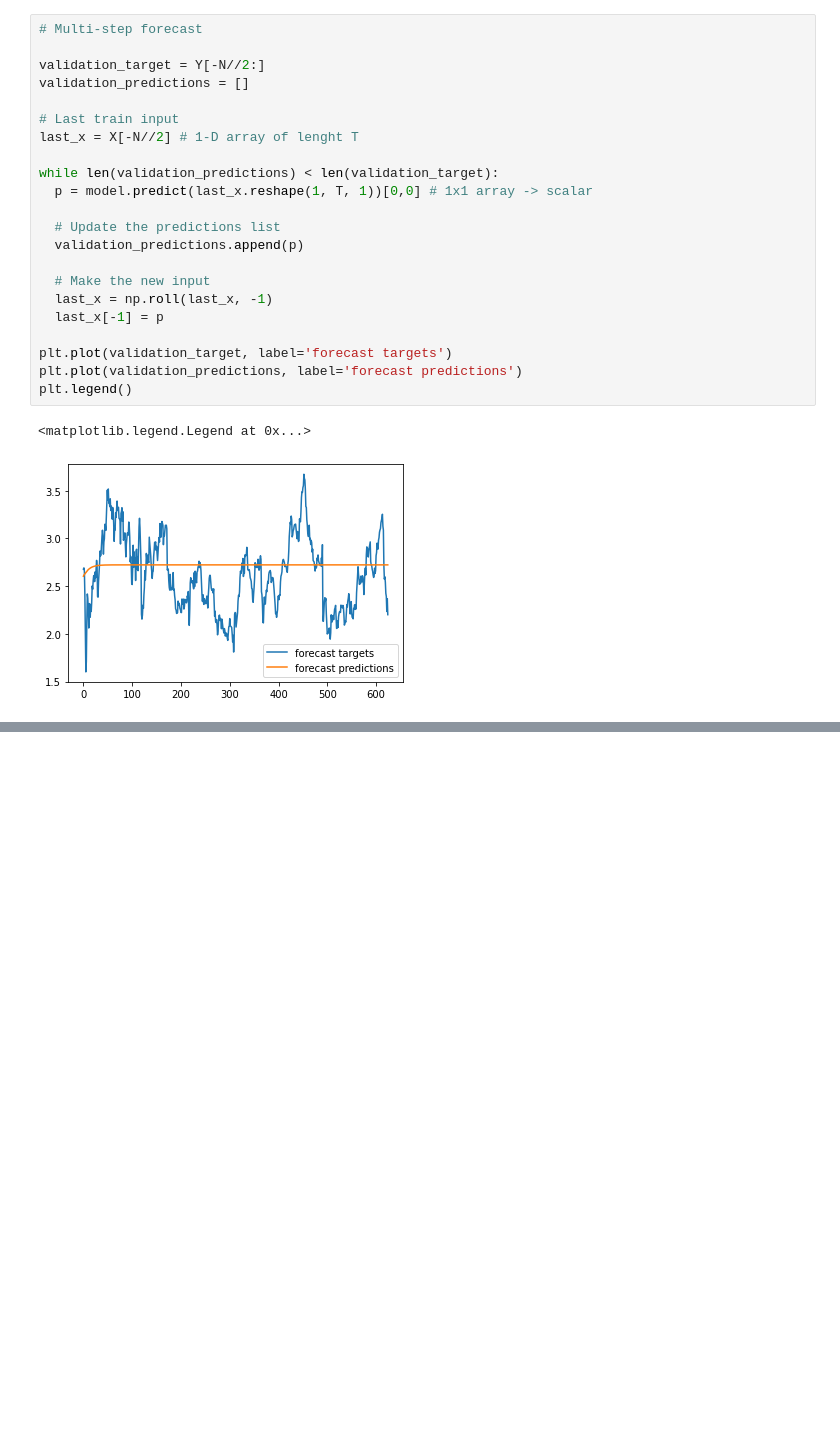
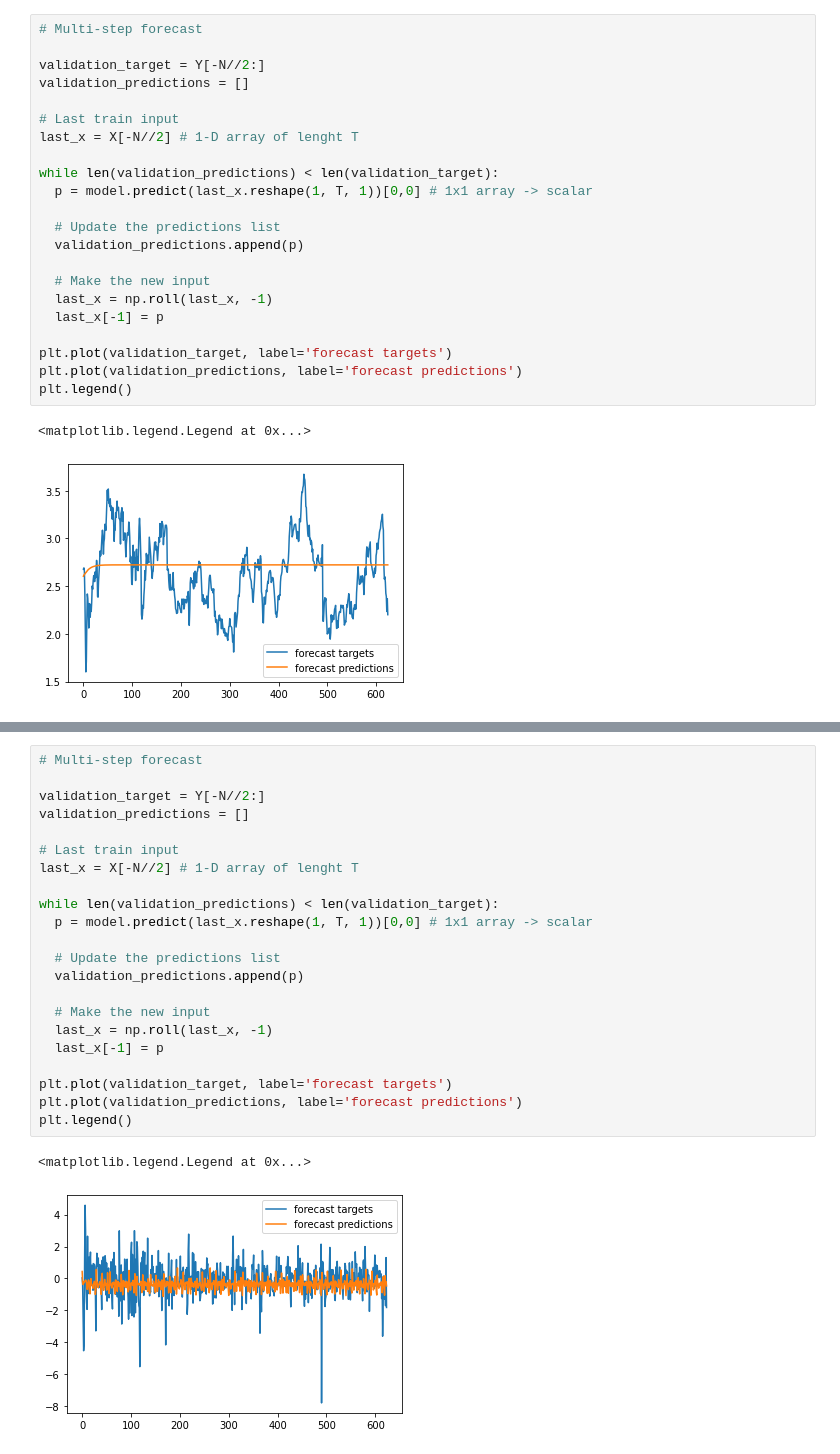
Before and after one commit to meliy-meyada/Tensorflow-Deep-Learning-and-Artificial-Intelligence, a Jupyter notebook: TF2_0_Stock_Returns.ipynb, the cells around one changed output, grey strips where cells are left out. Drawn from its saved outputs; the diff is of its cells as text; blank space fills up the shorter version.

```diff
--- a/TF2_0_Stock_Returns.ipynb
+++ b/TF2_0_Stock_Returns.ipynb
@@ -150,0 +273,25 @@ plt.legend()
+# %%
+# Multi-step forecast
+
+validation_target = Y[-N//2:]
+validation_predictions = []
+
+# Last train input
+last_x = X[-N//2] # 1-D array of lenght T
+
+while len(validation_predictions) < len(validation_target):
+  p = model.predict(last_x.reshape(1, T, 1))[0,0] # 1x1 array -> scalar
+
+  # Update the predictions list
+  validation_predictions.append(p)
+
+  # Make the new input
+  last_x = np.roll(last_x, -1)
+  last_x[-1] = p
+
+plt.plot(validation_target, label='forecast targets')
+plt.plot(validation_predictions, label='forecast predictions')
+plt.legend()
+# %% [output]
+<matplotlib.legend.Legend at 0x...>
+[figure, added]
```
Also changed, not shown: parts of 10 cells of this notebook.
